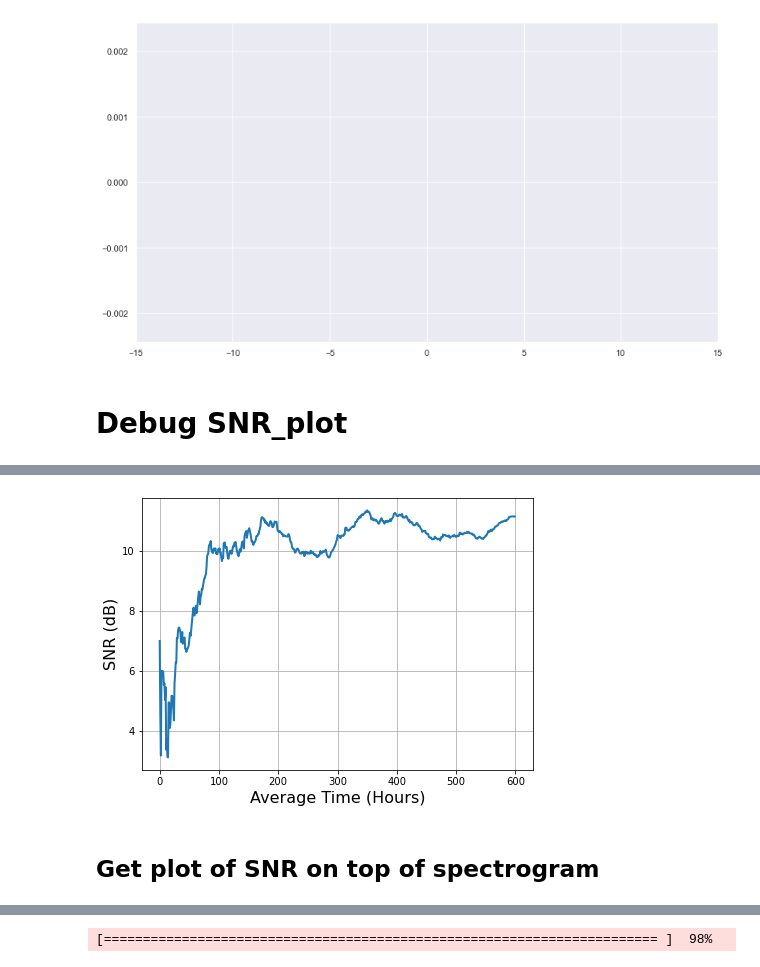
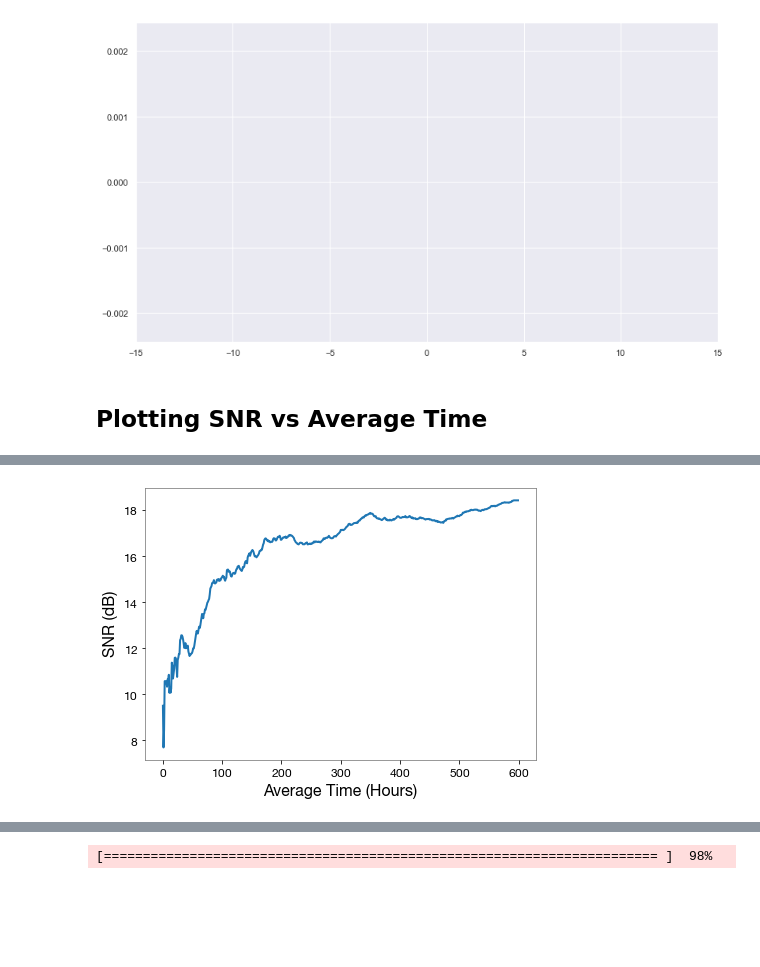
Before and after one commit to John-Ragland/Noise_Interferometry, a Jupyter notebook: Scripts/NCF_Analysis.ipynb, the cells around one changed output, grey strips where cells are left out. Cells and saved outputs as stored; diff of their text form; code cells hidden in the pictures; blank space fills up the shorter version.

```diff
--- a/tools/Noise_Interferometry_usage.ipynb
+++ b/Scripts/NCF_Analysis.ipynb
@@ -216,14 +170,14 @@ exp1.animate_phase(exp1.xcorr, 'phase_animation_butter_white', xlim=[-15,15])
 # %% [output]
 [======================================================================= ]  98%
 [figure]
-# %% [markdown]
-# Debug SNR_plot
+# %% [markdown]
+## Plotting SNR vs Average Time
 # %%
 %%time
 sns.reset_orig()
-import NCF_analysis as NCF
-file_name = "/Users/jhrag/UW/Ocean_Acoustics/Code/Noise_Interferometry/NCFs/ckpts_22"
-exp1 = NCF.NCF_analysis(file_name)
+
+file_name = "/Users/jhrag/OneDrive - UW/Ocean_Acoustics/Code/Noise_Interferometry/NCFs/ckpts_21"
+exp1 = analysis.NCF_analysis(file_name)
 
 
 SNR = exp1.SNR_plot(1,600, plot=True, savefig=False, file_name = 'SNR_Sabra_butter_hann_lead_peak.png')
@@ -233,3 +187 @@ Wall time: 12.1 s
-[figure, old version]
+[figure, new version]
-# %% [markdown]
-## Get plot of SNR on top of spectrogram
```
Also changed, not shown: parts of 41 cells of this notebook, 6 other files.
